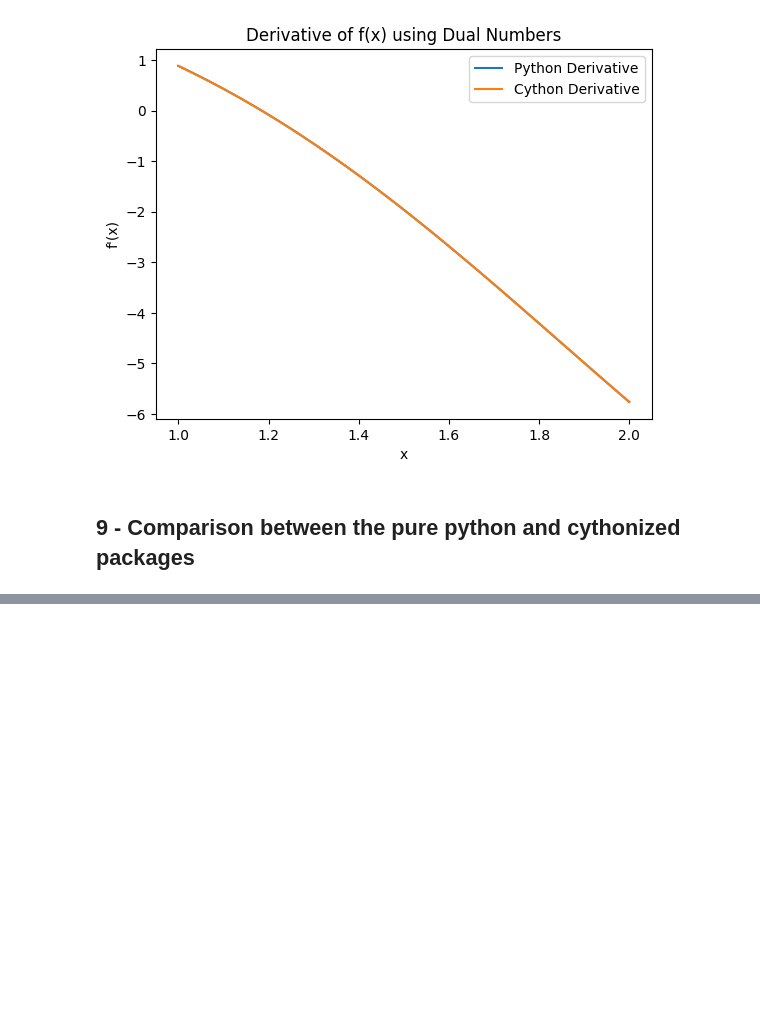
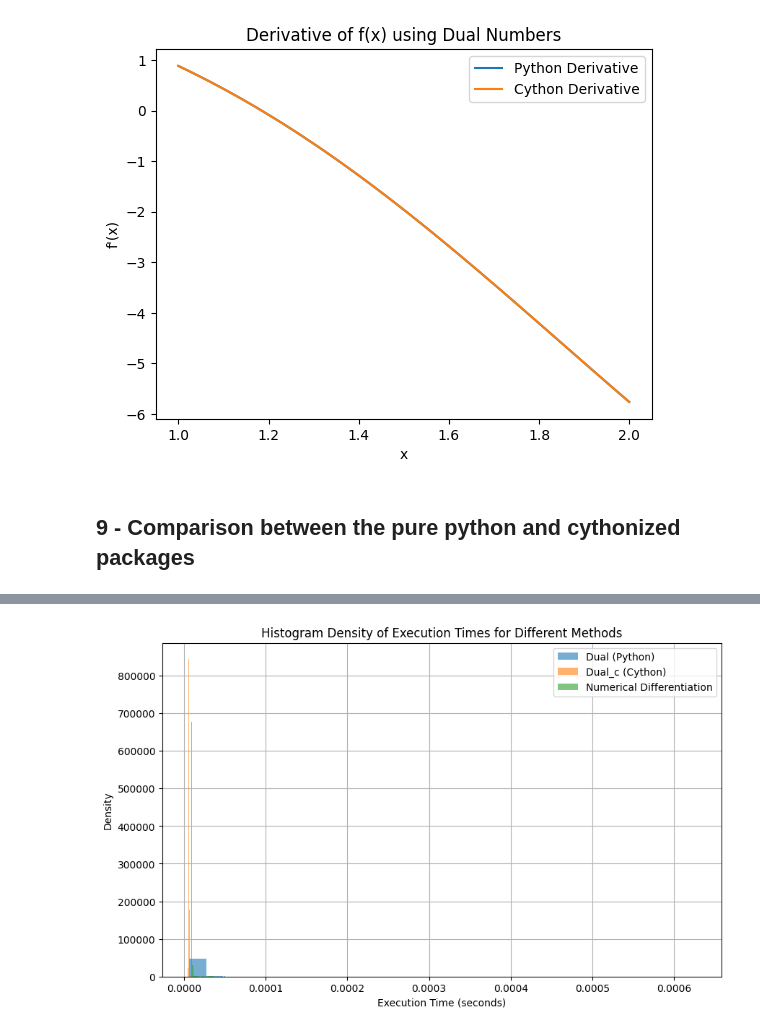
Before and after one commit to S-Nazem/dual_autodiff, a Jupyter notebook: dual_autodiff.ipynb, the cells around one changed output, grey strips where cells are left out. Drawn from its saved outputs; the diff is of its cells as text; code cells hidden in the pictures; blank space fills up the shorter version.

```diff
--- a/dual_autodiff.ipynb
+++ b/dual_autodiff.ipynb
@@ -133,0 +234,45 @@ plt.legend()
+# %%
+# Number of iterations
+n_iterations = 1000
+x_value = 1.5
+
+# Initialize lists to store execution times
+times_dual = []
+times_dual_c = []
+times_numerical = []
+
+# Measure execution time for Dual (Python)
+for _ in range(n_iterations):
+    start_time = time.time()
+    derivative = f_complex(Dual(x_value, 1)).dual
+    end_time = time.time()
+    times_dual.append(end_time - start_time)
+
+# Measure execution time for Dual_c (Cython)
+for _ in range(n_iterations):
+    start_time = time.time()
+    derivative = f_complex(Dual_c(x_value, 1)).dual
+    end_time = time.time()
+    times_dual_c.append(end_time - start_time)
+
+# Measure execution time for Numerical Differentiation
+for _ in range(n_iterations):
+    start_time = time.time()
+    derivative = numerical_derivative(lambda z: np.sin(z) * np.log(z + 1) + np.cos(z * z) + np.sin(z * z), x_value)
+    end_time = time.time()
+    times_numerical.append(end_time - start_time)
+
+# Plotting the histogram density
+plt.figure(figsize=(10, 6))
+plt.hist(times_dual, bins=30, alpha=0.6, label="Dual (Python)", density=True)
+plt.hist(times_dual_c, bins=30, alpha=0.6, label="Dual_c (Cython)", density=True)
+plt.hist(times_numerical, bins=30, alpha=0.6, label="Numerical Differentiation", density=True)
+
+plt.xlabel("Execution Time (seconds)")
+plt.ylabel("Density")
+plt.title("Histogram Density of Execution Times for Different Methods")
+plt.legend()
+plt.grid()
+plt.show()
+# %% [output]
+[figure, added]
```
Also changed, not shown: parts of 14 cells of this notebook, 1 other file.
